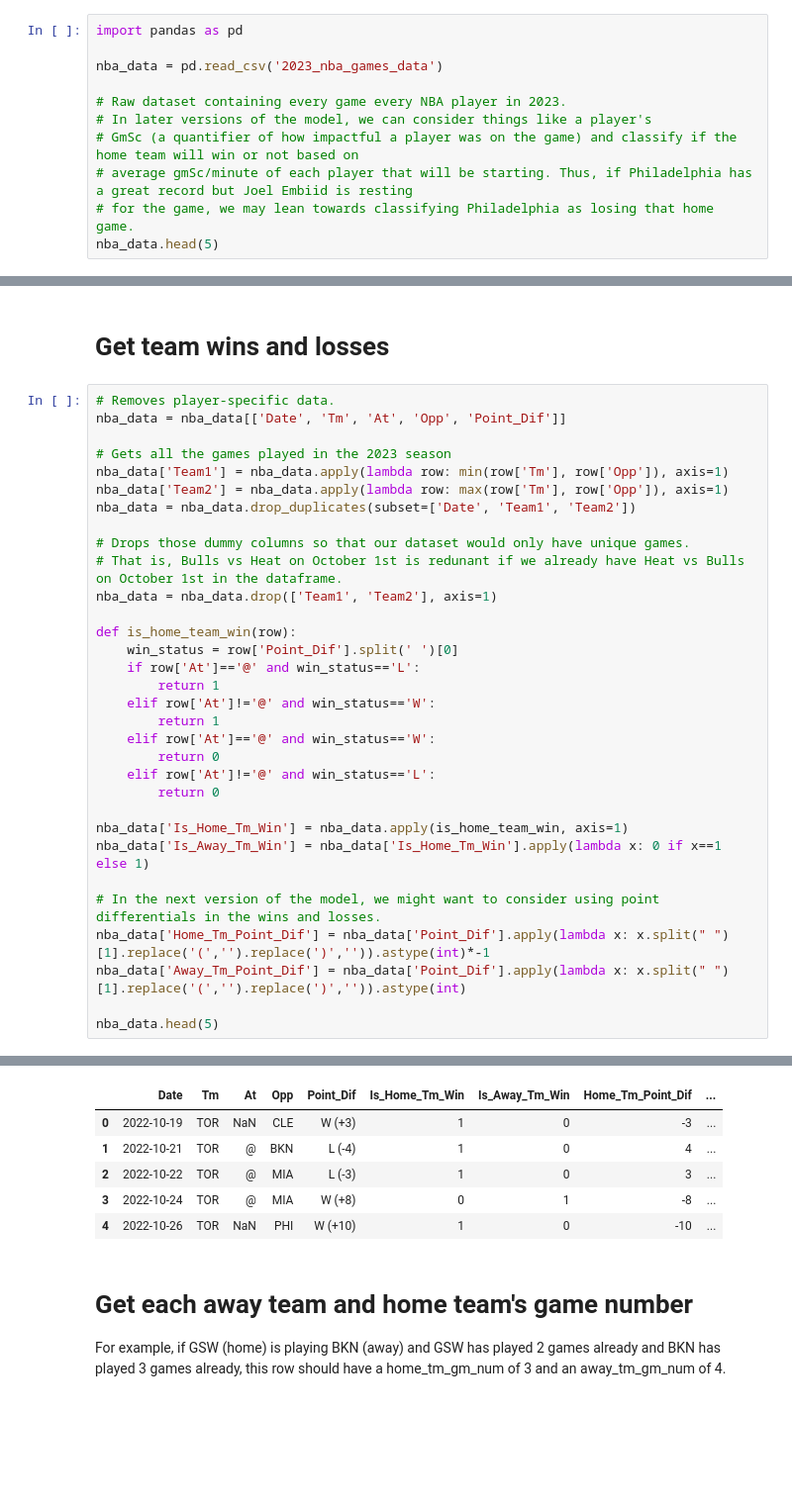
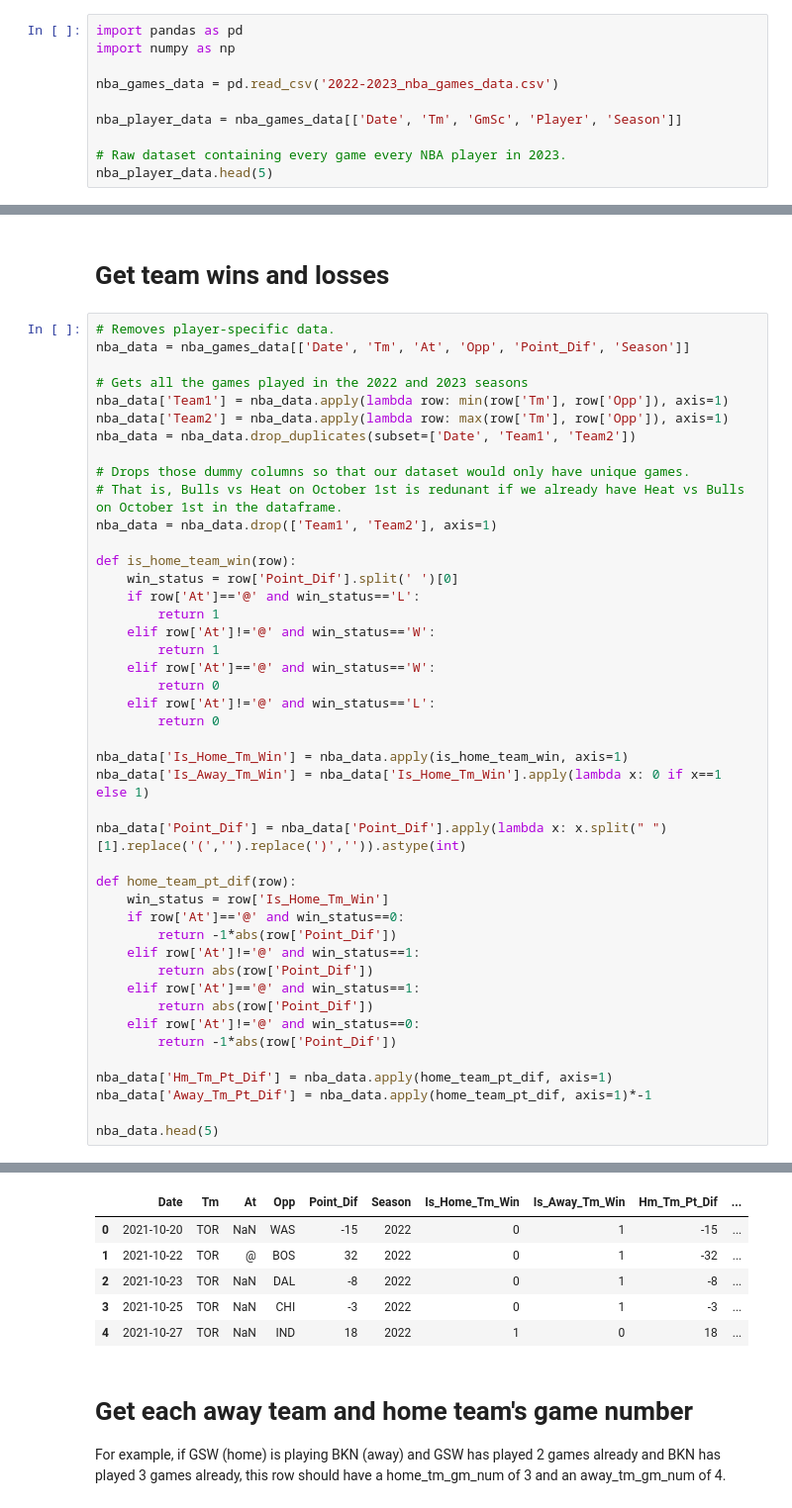
Before and after one commit to StephenFeddes/MachineLearningProject, a Jupyter notebook: classifyGames.ipynb, the cells around one changed output, grey strips where cells are left out. Shown at 99% size. Saved outputs shown, nothing was run; the diff lists cells and outputs as text; blank space fills up the shorter version.

```diff
--- a/classifyGames.ipynb
+++ b/classifyGames.ipynb
@@ -5,12 +5,11 @@ Classifies if an NBA home team won or lost a game.
 # %%
 import pandas as pd
+import numpy as np
 
-nba_data = pd.read_csv('2023_nba_games_data')
+nba_games_data = pd.read_csv('2022-2023_nba_games_data.csv')
+
+nba_player_data = nba_games_data[['Date', 'Tm', 'GmSc', 'Player', 'Season']]
 
 # Raw dataset containing every game every NBA player in 2023.
-# In later versions of the model, we can consider things like a player's
-# GmSc (a quantifier of how impactful a player was on the game) and classify if the home team will win or not based on
-# average gmSc/minute of each player that will be starting. Thus, if Philadelphia has a great record but Joel Embiid is resting
-# for the game, we may lean towards classifying Philadelphia as losing that home game.
-nba_data.head(5)
+nba_player_data.head(5)
 # %% [output]
@@ -63,9 +23,9 @@ last_season_records.head(5)
 # Get team wins and losses
 # %%
 # Removes player-specific data.
-nba_data = nba_data[['Date', 'Tm', 'At', 'Opp', 'Point_Dif']]
+nba_data = nba_games_data[['Date', 'Tm', 'At', 'Opp', 'Point_Dif', 'Season']]
 
-# Gets all the games played in the 2023 season
+# Gets all the games played in the 2022 and 2023 seasons
 nba_data['Team1'] = nba_data.apply(lambda row: min(row['Tm'], row['Opp']), axis=1)
 nba_data['Team2'] = nba_data.apply(lambda row: max(row['Tm'], row['Opp']), axis=1)
 nba_data = nba_data.drop_duplicates(subset=['Date', 'Team1', 'Team2'])
@@ -88,9 +48,21 @@ def is_home_team_win(row):
 nba_data['Is_Home_Tm_Win'] = nba_data.apply(is_home_team_win, axis=1)
 nba_data['Is_Away_Tm_Win'] = nba_data['Is_Home_Tm_Win'].apply(lambda x: 0 if x==1 else 1)
 
-# In the next version of the model, we might want to consider using point differentials in the wins and losses.
-nba_data['Home_Tm_Point_Dif'] = nba_data['Point_Dif'].apply(lambda x: x.split(" ")[1].replace('(','').replace(')','')).astype(int)*-1
-nba_data['Away_Tm_Point_Dif'] = nba_data['Point_Dif'].apply(lambda x: x.split(" ")[1].replace('(','').replace(')','')).astype(int)
+nba_data['Point_Dif'] = nba_data['Point_Dif'].apply(lambda x: x.split(" ")[1].replace('(','').replace(')','')).astype(int)
+
+def home_team_pt_dif(row):
+    win_status = row['Is_Home_Tm_Win']
+    if row['At']=='@' and win_status==0:
+        return -1*abs(row['Point_Dif'])
+    elif row['At']!='@' and win_status==1:
+        return abs(row['Point_Dif'])
+    elif row['At']=='@' and win_status==1:
+        return abs(row['Point_Dif'])
+    elif row['At']!='@' and win_status==0:
+        return -1*abs(row['Point_Dif'])
+
+nba_data['Hm_Tm_Pt_Dif'] = nba_data.apply(home_team_pt_dif, axis=1)
+nba_data['Away_Tm_Pt_Dif'] = nba_data.apply(home_team_pt_dif, axis=1)*-1
 
 nba_data.head(5)
 # %% [output]
@@ -97,9 +79,9 @@ nba_data.head(5)
-|  | Date | Tm | At | Opp | Point_Dif | Is_Home_Tm_Win | Is_Away_Tm_Win | Home_Tm_Point_Dif | ... |
-| 0 | 2022-10-19 | TOR | NaN | CLE | W (+3) | 1 | 0 | -3 | ... |
-| 1 | 2022-10-21 | TOR | @ | BKN | L (-4) | 1 | 0 | 4 | ... |
-| 2 | 2022-10-22 | TOR | @ | MIA | L (-3) | 1 | 0 | 3 | ... |
-| 3 | 2022-10-24 | TOR | @ | MIA | W (+8) | 0 | 1 | -8 | ... |
-| 4 | 2022-10-26 | TOR | NaN | PHI | W (+10) | 1 | 0 | -10 | ... |
+|  | Date | Tm | At | Opp | Point_Dif | Season | Is_Home_Tm_Win | Is_Away_Tm_Win | Hm_Tm_Pt_Dif | ... |
+| 0 | 2021-10-20 | TOR | NaN | WAS | -15 | 2022 | 0 | 1 | -15 | ... |
+| 1 | 2021-10-22 | TOR | @ | BOS | 32 | 2022 | 0 | 1 | -32 | ... |
+| 2 | 2021-10-23 | TOR | NaN | DAL | -8 | 2022 | 0 | 1 | -8 | ... |
+| 3 | 2021-10-25 | TOR | NaN | CHI | -3 | 2022 | 0 | 1 | -3 | ... |
+| 4 | 2021-10-27 | TOR | NaN | IND | 18 | 2022 | 1 | 0 | 18 | ... |
 # %% [markdown]
 # Get each away team and home team's game number
 For example, if GSW (home) is playing BKN (away) and GSW has played 2 games already and BKN has played 3 games already, this row should have a home_tm_gm_num of 3 and an away_tm_gm_num of 4.
```
Also changed, not shown: parts of 23 cells of this notebook, 4 other files.
